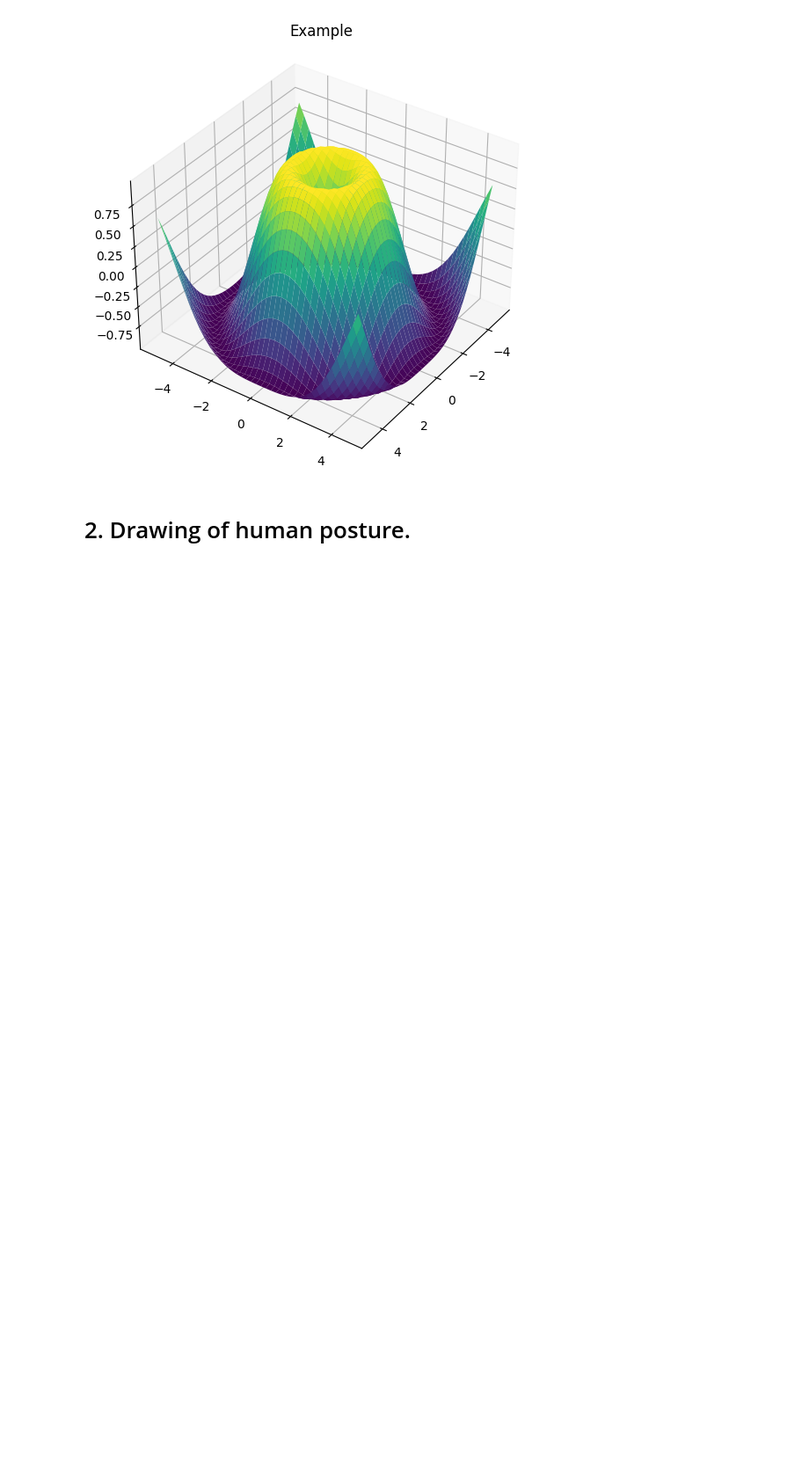
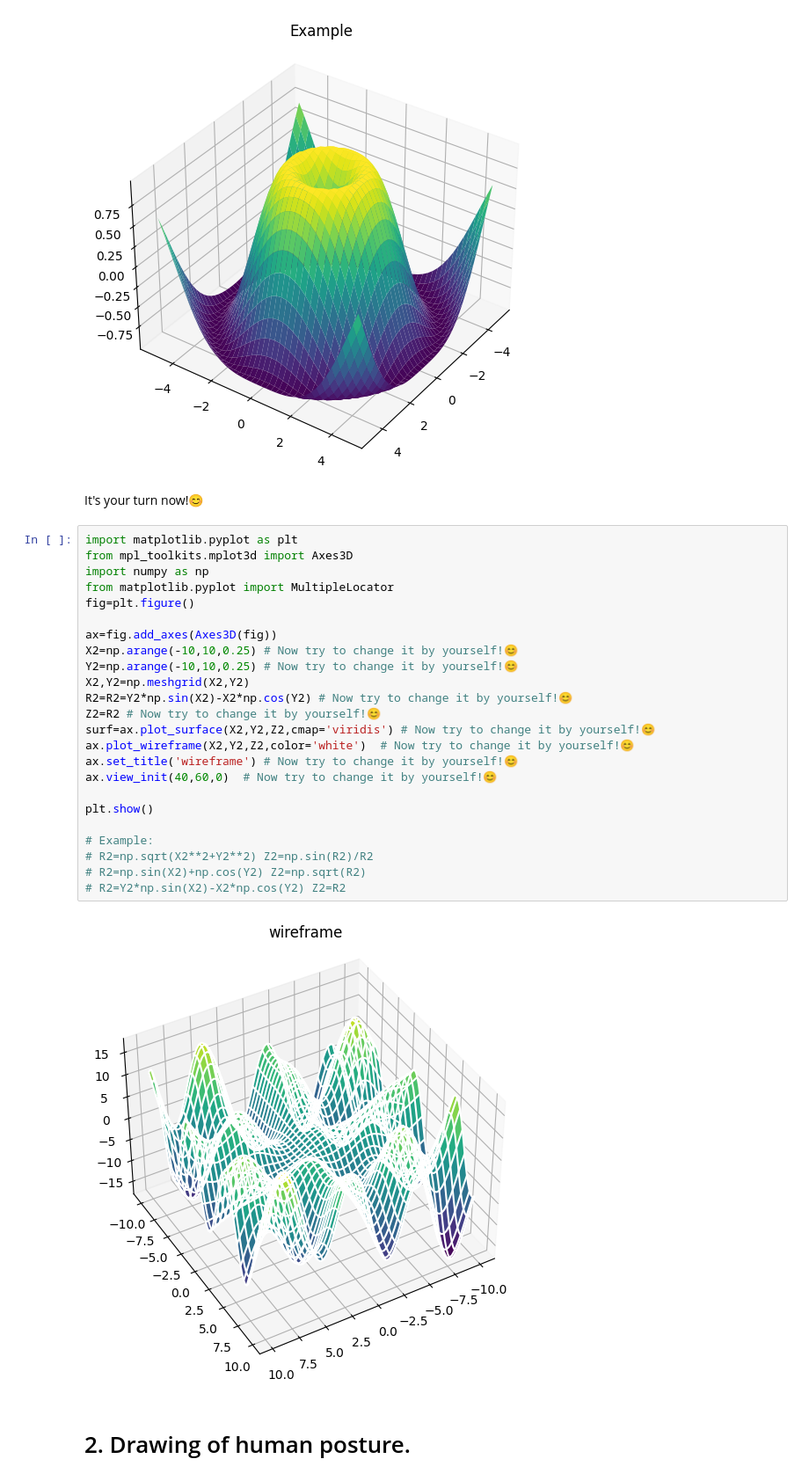
Before and after one commit to Yokhong/CIVL4210, a Jupyter notebook: H2_human_pose_in_3D_space/2.ipynb, the cells around one changed output. Shown at 88% size. Drawn from its saved outputs; the diff is of its cells as text; blank space fills up the shorter version.

```diff
--- a/H2_human_pose_in_3D_space/2.ipynb
+++ b/H2_human_pose_in_3D_space/2.ipynb
@@ -109,6 +135,34 @@ ax.view_init(35,35,0) # example
 plt.show()
 # %% [output]
 [figure]
+# %% [markdown]
+It's your turn now!😊
+# %%
+import matplotlib.pyplot as plt
+from mpl_toolkits.mplot3d import Axes3D
+import numpy as np
+from matplotlib.pyplot import MultipleLocator
+fig=plt.figure()
+
+ax=fig.add_axes(Axes3D(fig))
+X2=np.arange(-10,10,0.25) # Now try to change it by yourself!😊
+Y2=np.arange(-10,10,0.25) # Now try to change it by yourself!😊
+X2,Y2=np.meshgrid(X2,Y2)
+R2=R2=Y2*np.sin(X2)-X2*np.cos(Y2) # Now try to change it by yourself!😊
+Z2=R2 # Now try to change it by yourself!😊
+surf=ax.plot_surface(X2,Y2,Z2,cmap='viridis') # Now try to change it by yourself!😊
+ax.plot_wireframe(X2,Y2,Z2,color='white')  # Now try to change it by yourself!😊
+ax.set_title('wireframe') # Now try to change it by yourself!😊
+ax.view_init(40,60,0)  # Now try to change it by yourself!😊
+
+plt.show()
+
+# Example:
+# R2=np.sqrt(X2**2+Y2**2) Z2=np.sin(R2)/R2
+# R2=np.sin(X2)+np.cos(Y2) Z2=np.sqrt(R2)
+# R2=Y2*np.sin(X2)-X2*np.cos(Y2) Z2=R2
+# %% [output]
+[figure, added]
 # %% [markdown]
 # 2. Drawing of human posture.
 # %% [markdown]
```
Also changed, not shown: parts of 7 cells of this notebook.
